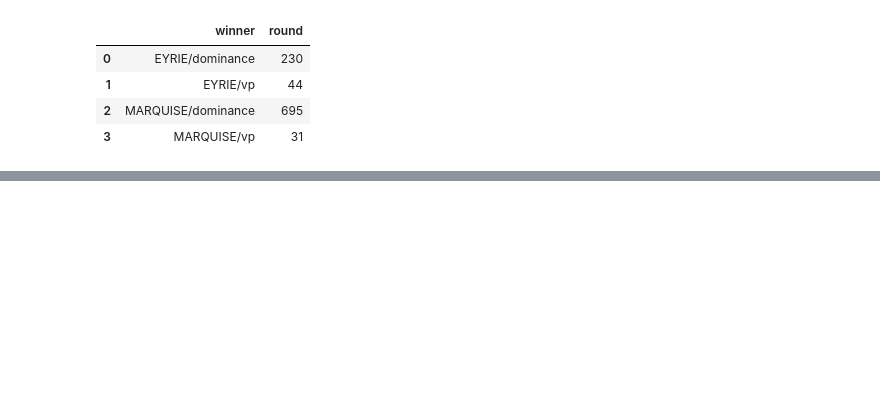
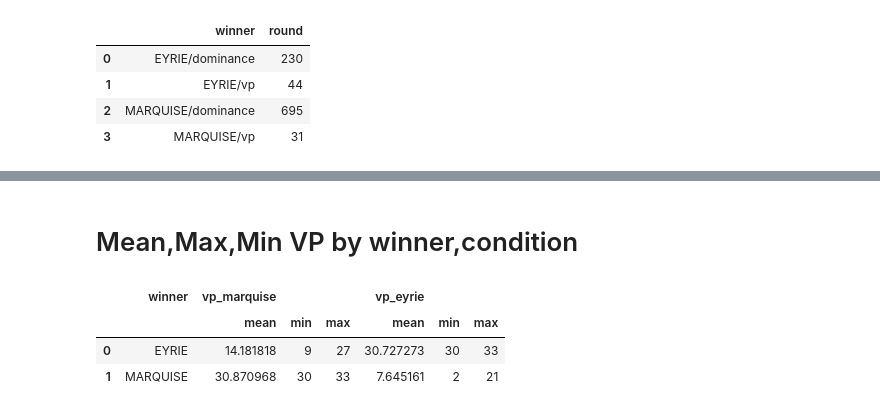
Before and after one commit to iambaangkok/RootAI, a Jupyter notebook: dataanalytics/491/introductory_experiment.ipynb, the cells around one changed output, grey strips where cells are left out. Saved outputs shown, nothing was run; the diff lists cells and outputs as text; code cells hidden in the pictures; blank space fills up the shorter version.

```diff
--- a/dataanalytics/491/introductory_experiment.ipynb
+++ b/dataanalytics/491/introductory_experiment.ipynb
@@ -25,0 +67,16 @@ fig.show()
+# %% [markdown]
+# Mean,Max,Min VP by winner,condition
+# %%
+# group_by_winner_df = df.groupby(['winner', 'condition'])['winner'].count().rename('round')
+# avg_turns_df = df.groupby(['winner', 'condition'])['turn'].max().reset_index(name='max')
+avg_turns_df = df.loc[df['condition'] == 'vp'].groupby(['winner']).agg({'vp_marquise': ['mean', 'min', 'max'], 'vp_eyrie': ['mean', 'min', 'max']})
+# group_by_winner_df.set_index('winner', inplace=True)
+avg_turns_df = avg_turns_df.reset_index()
+avg_turns_df['winner'] = avg_turns_df['winner']
+# avg_turns_df = avg_turns_df.drop(columns=['condition'])
+avg_turns_df
+# %% [output]
+|  | winner | vp_marquise |  |  | vp_eyrie |  |  |
+|  |  | mean | min | max | mean | min | max |
+| 0 | EYRIE | 14.181818 | 9 | 27 | 30.727273 | 30 | 33 |
+| 1 | MARQUISE | 30.870968 | 30 | 33 | 7.645161 | 2 | 21 |
```
Also changed, not shown: parts of 5 cells of this notebook.
